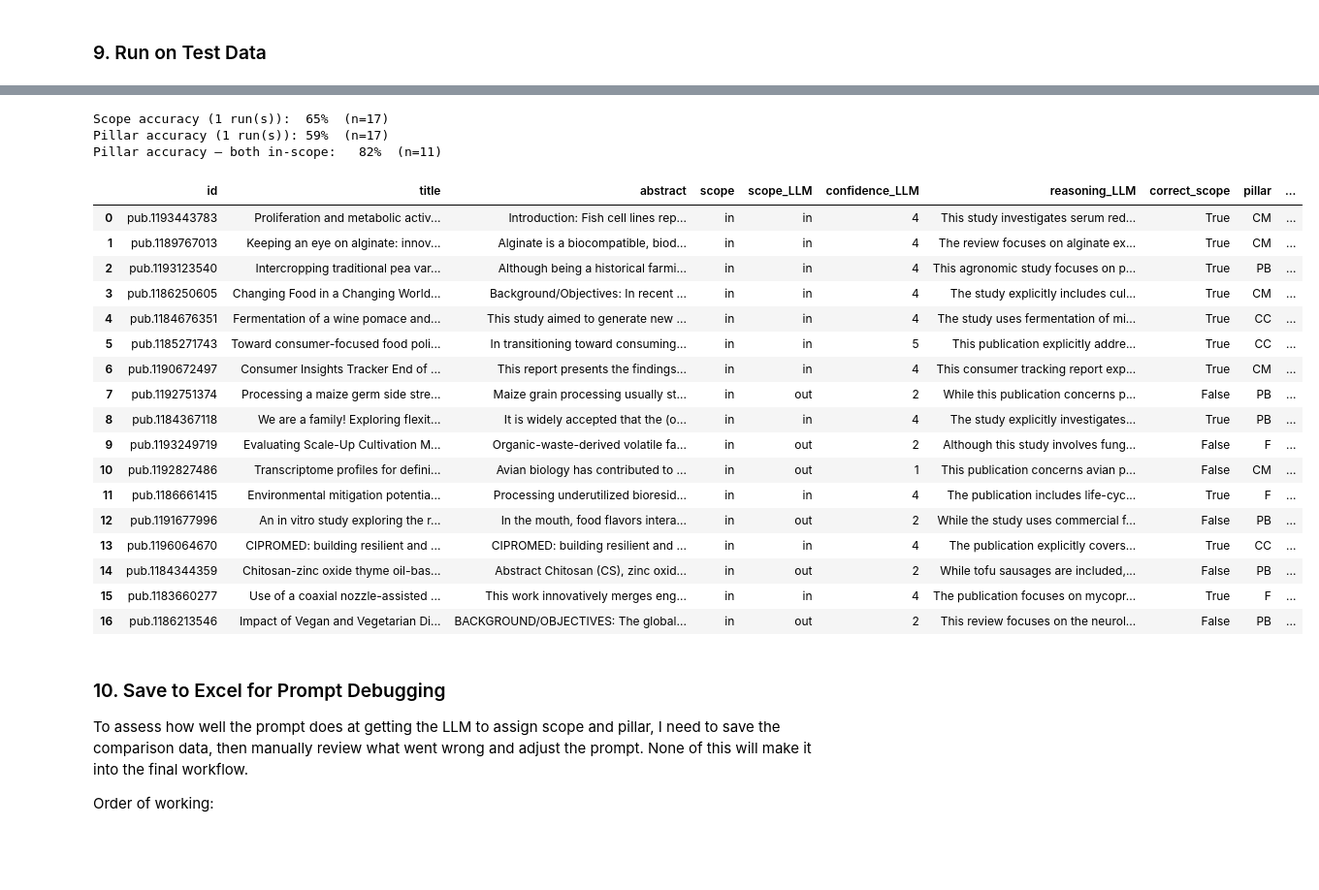
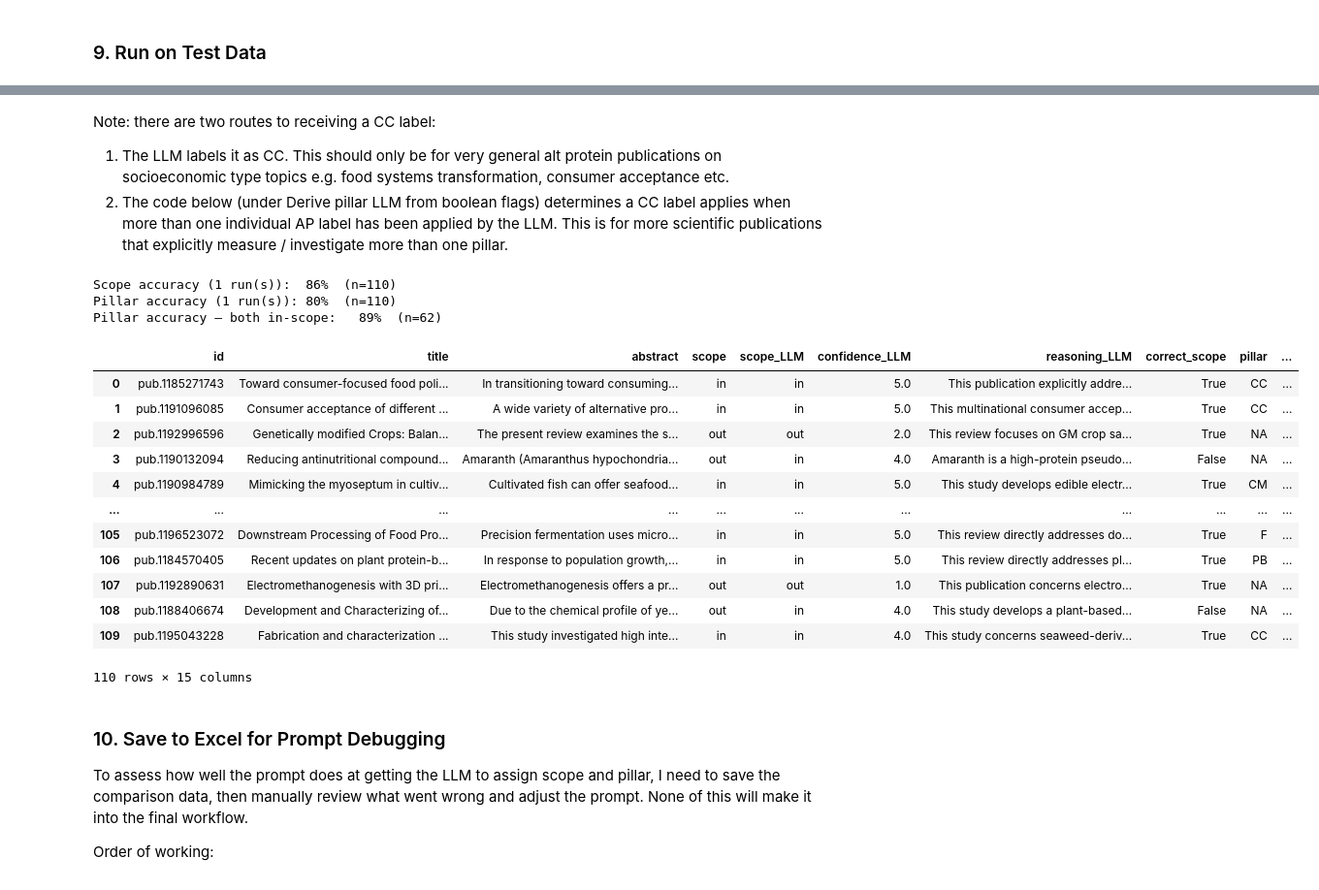
Before and after one commit to violah-fellow/SHEEP, a Jupyter notebook: Publications/GenAI/genai_testing.ipynb, the cells around one changed output, grey strips where cells are left out. Shown at 97% size. Cells and saved outputs as stored; diff of their text form; code cells hidden in the pictures; blank space fills up the shorter version.

Commit message:
Prompt engineering almost complete. First draft batch API code created.

```diff
--- a/Publications/GenAI/genai_testing.ipynb
+++ b/Publications/GenAI/genai_testing.ipynb
@@ -140,11 +167,17 @@ Saved 110 records to test_data_100.xlsx
 # %% [markdown]
 ### 5. Load Prompt and Select Dataset
 # %%
-PROMPT_PATH = "1_prompt_debugging/v5/prompt_v5.md"
+PROMPT_PATH = "1_prompt_debugging/v10/prompt_v10.md"
 
 # ← CHANGE THIS to switch between datasets
-# Options: initial_test_data (14 records), test_data_100 (110 records), incorrect_scope_data (ONLY for re-run after testing and review)
-DATASET = incorrect_scope_data
+# Options: initial_test_data (14 records), test_data_100 (110 records),
+# incorrect_scope_data (ONLY for re-run after testing and review), borderline_data (30 records)
+DATASET = test_data_100
+
+# ONLY USED AS REQUIRED FOR RE-RUN SPECIFIC PUBLICATIONS
+#ids_to_test = ['pub.1193233825','pub.1181848290','pub.1195931632',]
+#DATASET = DATASET[DATASET["id"].isin(ids_to_test)]
+#DATASET.head()
 # %%
 def load_prompt(path=PROMPT_PATH):
     with open(path, "r", encoding="utf-8") as f:
@@ -187,7 +220,7 @@ MODELS = {
     "sonnet": "claude-sonnet-4-6",
     "opus":   "claude-opus-4-8",
 }
-MODEL = MODELS["haiku"]  # ← change this to switch model
+MODEL = MODELS["sonnet"]  # ← change this to switch model
 
 MAX_TOKENS = 512         # max tokens in response; adjust based on expected reasoning length and cost tolerance
 TEMPERATURE = 0.0        # 0.0 = deterministic; raise to ~0.3 to sample variance across REPETITIONS
@@ -223,6 +256,7 @@ class _ClassificationBase(BaseModel):
     plant_based: bool
     fermentation: bool
     cultivated: bool
+    cross_cutting: bool
 
 class _ClassificationWithReasoning(_ClassificationBase):
     reasoning: str
@@ -396,6 +425,10 @@ Errors: 0
+# %% [markdown]
+Note: there are two routes to receiving a CC label:
+1. The LLM labels it as CC. This should only be for very general alt protein publications on socioeconomic type topics e.g. food systems transformation, consumer acceptance etc.
+2. The code below (under Derive pillar LLM from boolean flags) determines a CC label applies when more than one individual AP label has been applied by the LLM. This is for more scientific publications that explicitly measure / investigate more than one pillar.
 # %%
 # Compare LLM predictions against ground truth labels
-result_cols = ["id", "run", "scope_LLM", "confidence_LLM", "plant_based_LLM", "fermentation_LLM", "cultivated_LLM", "status"]
+result_cols = ["id", "run", "scope_LLM", "confidence_LLM", "plant_based_LLM", "fermentation_LLM", "cultivated_LLM", "cross_cutting_LLM", "status"]
 if INCLUDE_REASONING:
     result_cols.insert(result_cols.index("confidence_LLM") + 1, "reasoning_LLM")
 
@@ -403,57 +436,54 @@ comparison = DATASET[["id", "title", "abstract", "scope", "pillar"]].merge(
     results_df[result_cols], on="id", how="left"
 )
 comparison["correct_scope"] = comparison["scope"] == comparison["scope_LLM"]
 
 # Derive pillar_LLM from boolean flags:
-# single True → that pillar; multiple True → CC (cross-cutting); none True → NA
-comparison["pillar_LLM"] = comparison[["plant_based_LLM", "fermentation_LLM", "cultivated_LLM"]].apply(
-    lambda r: "CC" if r.sum() > 1
+# CC label if multiple pillar flags True OR if both cross_cutting_LLM and no other pillar flags True
+# Then, every time only one pillar flag is True, assign that pillar; if none are True, assign NA
+pillar_flags = ["plant_based_LLM", "fermentation_LLM", "cultivated_LLM"]
+comparison["pillar_LLM"] = comparison[pillar_flags + ["cross_cutting_LLM"]].apply(
+    lambda r: "CC" if r[pillar_flags].sum() > 1 or (r["cross_cutting_LLM"] and r[pillar_flags].sum() == 0)
               else "PB" if r["plant_based_LLM"]
               else "F"  if r["fermentation_LLM"]
               else "CM" if r["cultivated_LLM"]
               else "NA",
     axis=1
 )
 comparison["correct_pillar"] = comparison["pillar"] == comparison["pillar_LLM"]
 
 # Summary metrics
 print(f"Scope accuracy ({REPETITIONS} run(s)):  {comparison['correct_scope'].mean():.0%}  (n={len(comparison)})")
 print(f"Pillar accuracy ({REPETITIONS} run(s)): {comparison['correct_pillar'].mean():.0%}  (n={len(comparison)})")
 
 both_in = (comparison["scope"] == "in") & (comparison["scope_LLM"] == "in")
 print(f"Pillar accuracy — both in-scope:   {comparison.loc[both_in, 'correct_pillar'].mean():.0%}  (n={both_in.sum()})")
 
 if REPETITIONS > 1:
     per_run = comparison.groupby("run")[["correct_scope", "correct_pillar"]].mean()
     print(f"\nPer-run accuracy:\n{per_run.to_string()}")
 
 display_cols = ["id", "title", "abstract", "scope", "scope_LLM", "confidence_LLM"]
 if INCLUDE_REASONING:
     display_cols.append("reasoning_LLM")
-display_cols += ["correct_scope", "pillar", "pillar_LLM", "correct_pillar", "plant_based_LLM", "fermentation_LLM", "cultivated_LLM"]
+display_cols += ["correct_scope", "pillar", "pillar_LLM", "correct_pillar", "plant_based_LLM", "fermentation_LLM", "cultivated_LLM", "cross_cutting_LLM"]
 comparison[display_cols]
 # %% [output]
-Scope accuracy (1 run(s)):  65%  (n=17)
-Pillar accuracy (1 run(s)): 59%  (n=17)
-Pillar accuracy — both in-scope:   82%  (n=11)
+Scope accuracy (1 run(s)):  86%  (n=110)
+Pillar accuracy (1 run(s)): 80%  (n=110)
+Pillar accuracy — both in-scope:   89%  (n=62)
 |  | id | title | abstract | scope | scope_LLM | confidence_LLM | reasoning_LLM | correct_scope | pillar | ... |
-| 0 | pub.1193443783 | Proliferation and metabolic activ... | Introduction: Fish cell lines rep... | in | in | 4 | This study investigates serum red... | True | CM | ... |
-| 1 | pub.1189767013 | Keeping an eye on alginate: innov... | Alginate is a biocompatible, biod... | in | in | 4 | The review focuses on alginate ex... | True | CM | ... |
-| 2 | pub.1193123540 | Intercropping traditional pea var... | Although being a historical farmi... | in | in | 4 | This agronomic study focuses on p... | True | PB | ... |
-| 3 | pub.1186250605 | Changing Food in a Changing World... | Background/Objectives: In recent ... | in | in | 4 | The study explicitly includes cul... | True | CM | ... |
-| 4 | pub.1184676351 | Fermentation of a wine pomace and... | This study aimed to generate new ... | in | in | 4 | The study uses fermentation of mi... | True | CC | ... |
-| 5 | pub.1185271743 | Toward consumer-focused food poli... | In transitioning toward consuming... | in | in | 5 | This publication explicitly addre... | True | CC | ... |
-| 6 | pub.1190672497 | Consumer Insights Tracker End of ... | This report presents the findings... | in | in | 4 | This consumer tracking report exp... | True | CM | ... |
-| 7 | pub.1192751374 | Processing a maize germ side stre... | Maize grain processing usually st... | in | out | 2 | While this publication concerns p... | False | PB | ... |
-| 8 | pub.1184367118 | We are a family! Exploring flexit... | It is widely accepted that the (o... | in | in | 4 | The study explicitly investigates... | True | PB | ... |
-| 9 | pub.1193249719 | Evaluating Scale-Up Cultivation M... | Organic-waste-derived volatile fa... | in | out | 2 | Although this study involves fung... | False | F | ... |
-| 10 | pub.1192827486 | Transcriptome profiles for defini... | Avian biology has contributed to ... | in | out | 1 | This publication concerns avian p... | False | CM | ... |
-| 11 | pub.1186661415 | Environmental mitigation potentia... | Processing underutilized bioresid... | in | in | 4 | The publication includes life-cyc... | True | F | ... |
-| 12 | pub.1191677996 | An in vitro study exploring the r... | In the mouth, food flavors intera... | in | out | 2 | While the study uses commercial f... | False | PB | ... |
-| 13 | pub.1196064670 | CIPROMED: building resilient and ... | CIPROMED: building resilient and ... | in | in | 4 | The publication explicitly covers... | True | CC | ... |
-| 14 | pub.1184344359 | Chitosan-zinc oxide thyme oil-bas... | Abstract Chitosan (CS), zinc oxid... | in | out | 2 | While tofu sausages are included,... | False | PB | ... |
-| 15 | pub.1183660277 | Use of a coaxial nozzle-assisted ... | This work innovatively merges eng... | in | in | 4 | The publication focuses on mycopr... | True | F | ... |
-| 16 | pub.1186213546 | Impact of Vegan and Vegetarian Di... | BACKGROUND/OBJECTIVES: The global... | in | out | 2 | This review focuses on the neurol... | False | PB | ... |
+| 0 | pub.1185271743 | Toward consumer-focused food poli... | In transitioning toward consuming... | in | in | 5.0 | This publication explicitly addre... | True | CC | ... |
+| 1 | pub.1191096085 | Consumer acceptance of different ... | A wide variety of alternative pro... | in | in | 5.0 | This multinational consumer accep... | True | CC | ... |
+| 2 | pub.1192996596 | Genetically modified Crops: Balan... | The present review examines the s... | out | out | 2.0 | This review focuses on GM crop sa... | True | NA | ... |
+| 3 | pub.1190132094 | Reducing antinutritional compound... | Amaranth (Amaranthus hypochondria... | out | in | 4.0 | Amaranth is a high-protein pseudo... | False | NA | ... |
+| 4 | pub.1190984789 | Mimicking the myoseptum in cultiv... | Cultivated fish can offer seafood... | in | in | 5.0 | This study develops edible electr... | True | CM | ... |
+| ... | ... | ... | ... | ... | ... | ... | ... | ... | ... | ... |
+| 105 | pub.1196523072 | Downstream Processing of Food Pro... | Precision fermentation uses micro... | in | in | 5.0 | This review directly addresses do... | True | F | ... |
+| 106 | pub.1184570405 | Recent updates on plant protein-b... | In response to population growth,... | in | in | 5.0 | This review directly addresses pl... | True | PB | ... |
+| 107 | pub.1192890631 | Electromethanogenesis with 3D pri... | Electromethanogenesis offers a pr... | out | out | 1.0 | This publication concerns electro... | True | NA | ... |
+| 108 | pub.1188406674 | Development and Characterizing of... | Due to the chemical profile of ye... | out | in | 4.0 | This study develops a plant-based... | False | NA | ... |
+| 109 | pub.1195043228 | Fabrication and characterization ... | This study investigated high inte... | in | in | 4.0 | This study concerns seaweed-deriv... | True | CC | ... |
+110 rows × 15 columns
 # %% [markdown]
 ### 10. Save to Excel for Prompt Debugging
 To assess how well the prompt does at getting the LLM to assign scope and pillar, I need to save the comparison data, then manually review what went wrong and adjust the prompt.
```
Also changed, not shown: parts of 9 cells of this notebook, 43 other files.
